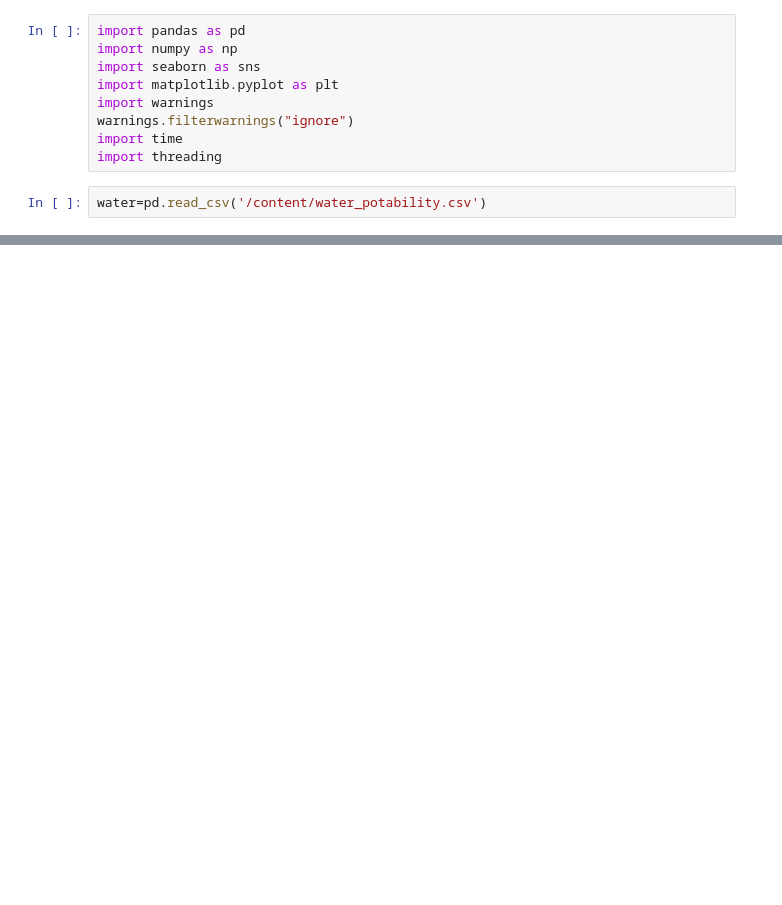
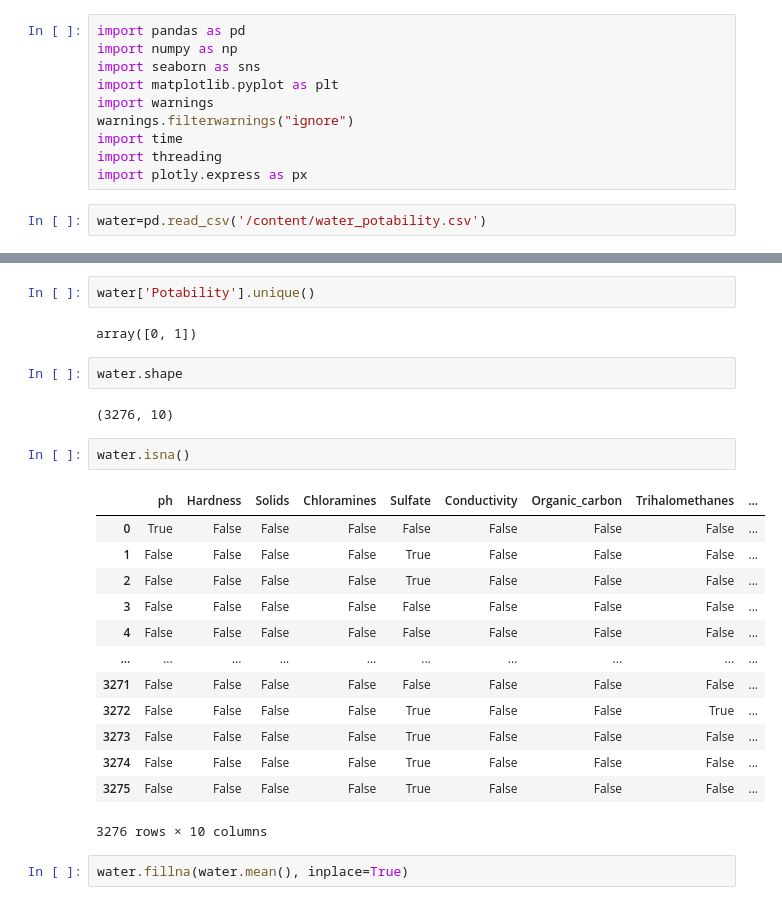
Before and after one commit to dhyannn/ML_project, a Jupyter notebook: ML_project.ipynb, the cells around one changed output, grey strips where cells are left out. Cells and saved outputs as stored; diff of their text form; blank space fills up the shorter version.

```diff
--- a/ML_project.ipynb
+++ b/ML_project.ipynb
@@ -9,6 +9,7 @@ import warnings
 warnings.filterwarnings("ignore")
 import time
 import threading
+import plotly.express as px
 # %%
 water=pd.read_csv('/content/water_potability.csv')
 # %%
@@ -20,3 +21,29 @@ water.head()
 | 2 | 8.099124 | 224.236259 | 19909.541732 | 9.275884 | NaN | 418.606213 | 16.868637 | 66.420093 | ... |
 | 3 | 8.316766 | 214.373394 | 22018.417441 | 8.059332 | 356.886136 | 363.266516 | 18.436524 | 100.341674 | ... |
 | 4 | 9.092223 | 181.101509 | 17978.986339 | 6.546600 | 310.135738 | 398.410813 | 11.558279 | 31.997993 | ... |
+# %%
+water['Potability'].unique()
+# %% [output]
+array([0, 1])
+# %%
+water.shape
+# %% [output]
+(3276, 10)
+# %%
+water.isna()
+# %% [output]
+|  | ph | Hardness | Solids | Chloramines | Sulfate | Conductivity | Organic_carbon | Trihalomethanes | ... |
+| 0 | True | False | False | False | False | False | False | False | ... |
+| 1 | False | False | False | False | True | False | False | False | ... |
+| 2 | False | False | False | False | True | False | False | False | ... |
+| 3 | False | False | False | False | False | False | False | False | ... |
+| 4 | False | False | False | False | False | False | False | False | ... |
+| ... | ... | ... | ... | ... | ... | ... | ... | ... | ... |
+| 3271 | False | False | False | False | False | False | False | False | ... |
+| 3272 | False | False | False | False | True | False | False | True | ... |
+| 3273 | False | False | False | False | True | False | False | False | ... |
+| 3274 | False | False | False | False | True | False | False | False | ... |
+| 3275 | False | False | False | False | True | False | False | False | ... |
+3276 rows × 10 columns
+# %%
+water.fillna(water.mean(), inplace=True)
```
Also changed, not shown: parts of 6 cells of this notebook.
